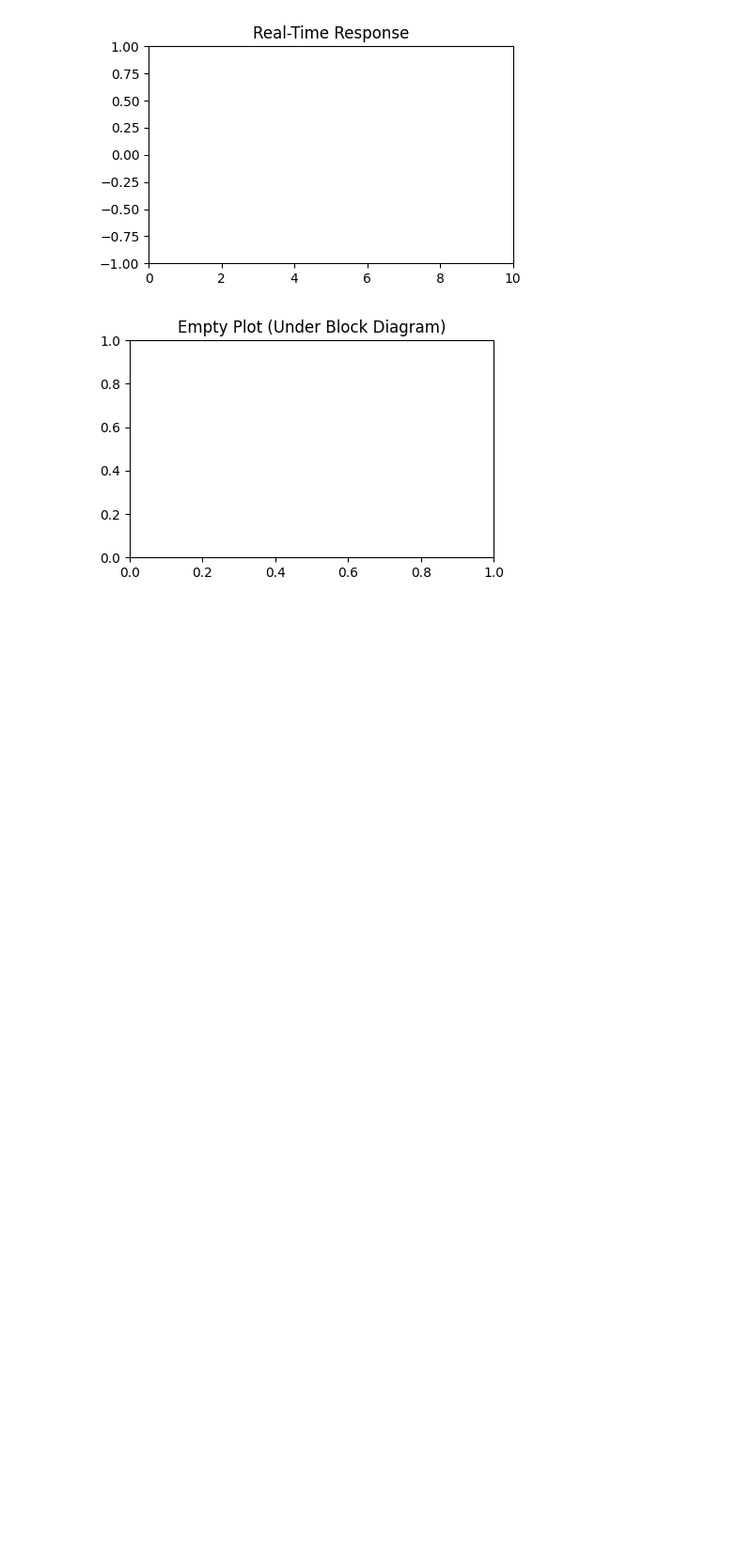
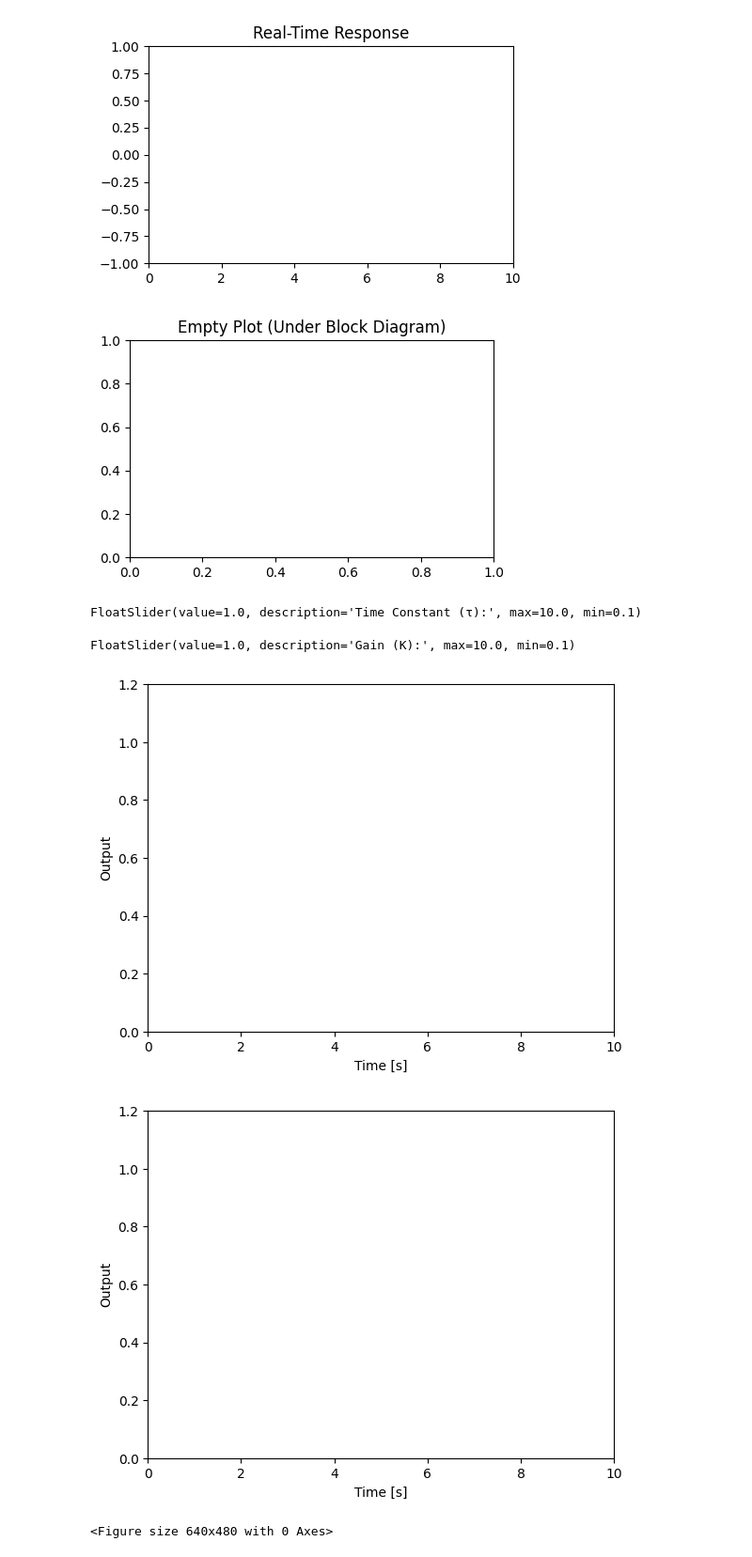
Before and after one commit to idsc-frazzoli/CS2-notebooks, a Jupyter notebook: 2025/ps01/ps01.ipynb, the cells around one changed output. Shown at 94% size. Saved outputs shown, nothing was run; the diff lists cells and outputs as text; code cells hidden in the pictures; blank space fills up the shorter version.

Commit message:
no good progress yet, plotting not working

```diff
--- a/2025/ps01/ps01.ipynb
+++ b/2025/ps01/ps01.ipynb
@@ -494,3 +494,66 @@ display(layout_grid)
 GridspecLayout(children=(CytoscapeWidget(cytoscape_layout={'name': 'preset'}, cytoscape_style=[{'selector': 'n…
 [figure]
 [figure]
+# %%
+import numpy as np
+import matplotlib.pyplot as plt
+from matplotlib.animation import FuncAnimation
+import ipywidgets as widgets
+from IPython.display import display
+
+# Define the system parameters (for example, a simple first-order system)
+def first_order_system(t, tau=1.0, K=1.0):
+    return K * (1 - np.exp(-t / tau))
+
+# Set up the figure and axis
+fig, ax = plt.subplots()
+xdata, ydata = [], []
+line, = ax.plot([], [], lw=2)
+ax.set_xlim(0, 10)
+ax.set_ylim(0, 1.2)
+ax.set_xlabel('Time [s]')
+ax.set_ylabel('Output')
+
+# Initialize the plot's data
+def init():
+    line.set_data([], [])
+    return line,
+
+# Update function for the animation (representing system response)
+def update(frame, tau, K):
+    t = np.linspace(0, frame, frame+1)
+    y = first_order_system(t, tau, K)
+    line.set_data(t, y)
+    return line,
+
+# Create the animation with FuncAnimation
+def animate(tau, K):
+    ani = FuncAnimation(fig, update, frames=np.arange(1, 100), fargs=(tau, K), init_func=init, blit=True, interval=100)
+    return ani
+
+# Control parameters with sliders (interactive)
+tau_slider = widgets.FloatSlider(value=1.0, min=0.1, max=10.0, step=0.1, description='Time Constant (τ):')
+K_slider = widgets.FloatSlider(value=1.0, min=0.1, max=10.0, step=0.1, description='Gain (K):')
+
+def update_params(change):
+    # We stop any previous animation and start a new one with updated parameters
+    ani.event_source.stop()  # Stop the existing animation if it's running
+    plt.clf()  # Clear the current figure
+    animate(tau_slider.value, K_slider.value)  # Start a new animation with updated parameters
+    display(fig)
+
+# Initialize the animation
+ani = animate(tau_slider.value, K_slider.value)
+
+# Link sliders to update function
+tau_slider.observe(update_params, names='value')
+K_slider.observe(update_params, names='value')
+
+# Display the interactive controls and plot
+display(tau_slider, K_slider, fig)
+# %% [output]
+FloatSlider(value=1.0, description='Time Constant (τ):', max=10.0, min=0.1)
+FloatSlider(value=1.0, description='Gain (K):', max=10.0, min=0.1)
+[figure, added]
+[figure, added]
+<Figure size 640x480 with 0 Axes>
```
